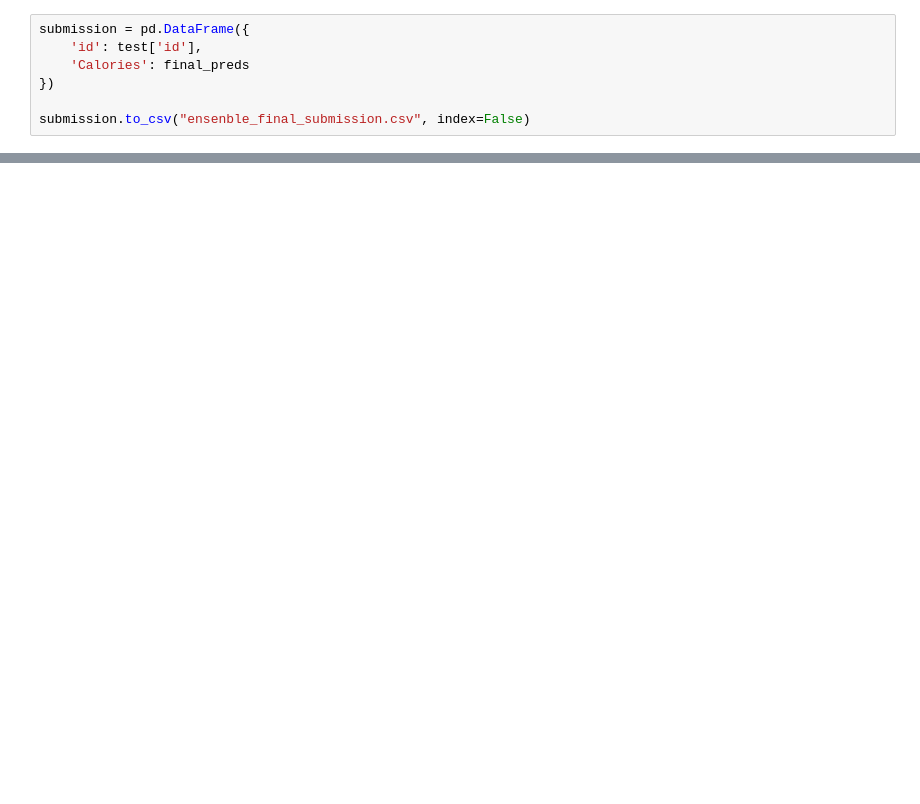
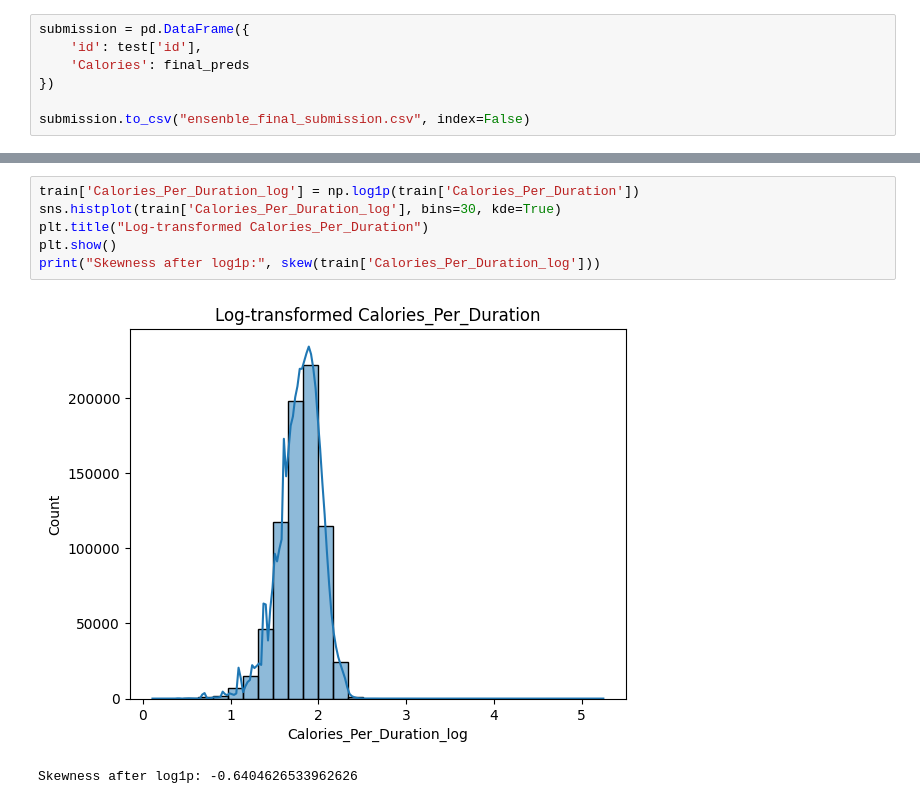
Before and after one commit to seiless/Kaggle, a Jupyter notebook: playground-series-s5e5/playground-series-s5e5-final.ipynb, the cells around one changed output, grey strips where cells are left out. Saved outputs shown, nothing was run; the diff lists cells and outputs as text; blank space fills up the shorter version.

```diff
--- a/playground-series-s5e5/playground-series-s5e5-final.ipynb
+++ b/playground-series-s5e5/playground-series-s5e5-final.ipynb
@@ -758,0 +1022,9 @@ plt.show()
+# %%
+train['Calories_Per_Duration_log'] = np.log1p(train['Calories_Per_Duration'])
+sns.histplot(train['Calories_Per_Duration_log'], bins=30, kde=True)
+plt.title("Log-transformed Calories_Per_Duration")
+plt.show()
+print("Skewness after log1p:", skew(train['Calories_Per_Duration_log']))
+# %% [output]
+[figure, added]
+Skewness after log1p: -0.6404626533962626
```
Also changed, not shown: parts of 24 cells of this notebook.
